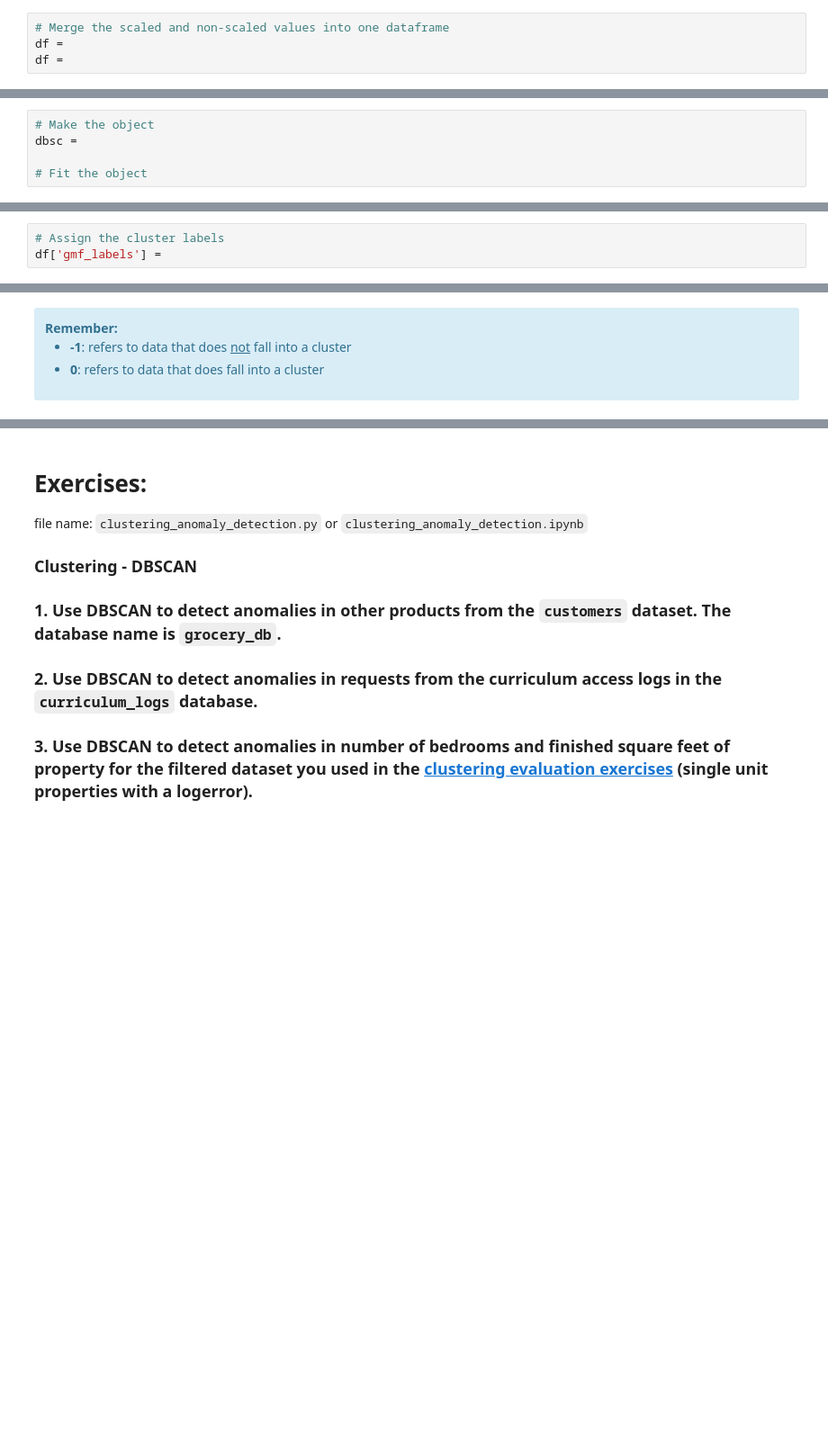
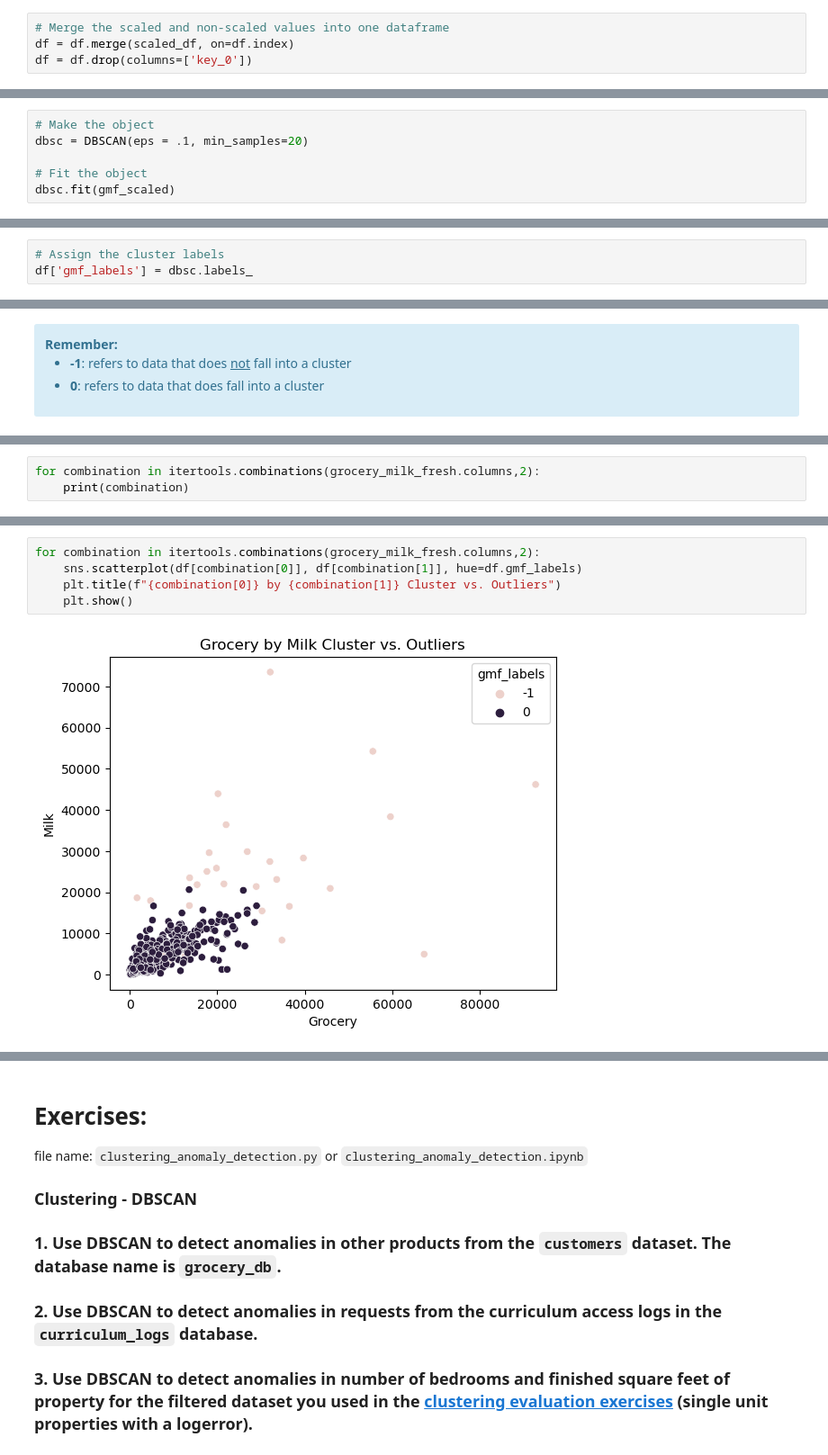
Before and after one commit to CodeupClassroom/pagel-anomaly-detection, a Jupyter notebook: density-based-clustering_lesson.ipynb, the cells around one changed output, grey strips where cells are left out. Shown at 90% size. Cells and saved outputs as stored; diff of their text form; blank space fills up the shorter version.

```diff
--- a/density-based-clustering_lesson.ipynb
+++ b/density-based-clustering_lesson.ipynb
@@ -114,6 +219,6 @@ df.merge()
 # %%
 # Merge the scaled and non-scaled values into one dataframe
-df =
-df =
+df = df.merge(scaled_df, on=df.index)
+df = df.drop(columns=['key_0'])
 # %%
 df.head()
@@ -123,6 +235,7 @@ df.head()
 #### Construct a DBSCAN object that requires a **minimum of 20 data points** in a neighborhood of **radius 0.1** to be considered a core point.
 # %%
 # Make the object
-dbsc =
+dbsc = DBSCAN(eps = .1, min_samples=20)
 
 # Fit the object
+dbsc.fit(gmf_scaled)
@@ -138,7 +271,7 @@ dbsc.labels_
 # Step 6: Add labels back to original dataframe
 # %%
 # Assign the cluster labels
-df['gmf_labels'] =
+df['gmf_labels'] = dbsc.labels_
 # %%
 #see what this dataframe looks like
 df.sample(5)
@@ -158,0 +311,3 @@ df.head()
+# %%
+for combination in itertools.combinations(grocery_milk_fresh.columns,2):
+    print(combination)
@@ -160,0 +322,7 @@ combination[0]
+# %%
+for combination in itertools.combinations(grocery_milk_fresh.columns,2):
+    sns.scatterplot(df[combination[0]], df[combination[1]], hue=df.gmf_labels)
+    plt.title(f"{combination[0]} by {combination[1]} Cluster vs. Outliers")
+    plt.show()
+# %% [output]
+[figure, added]
```
Also changed, not shown: parts of 25 cells of this notebook.
